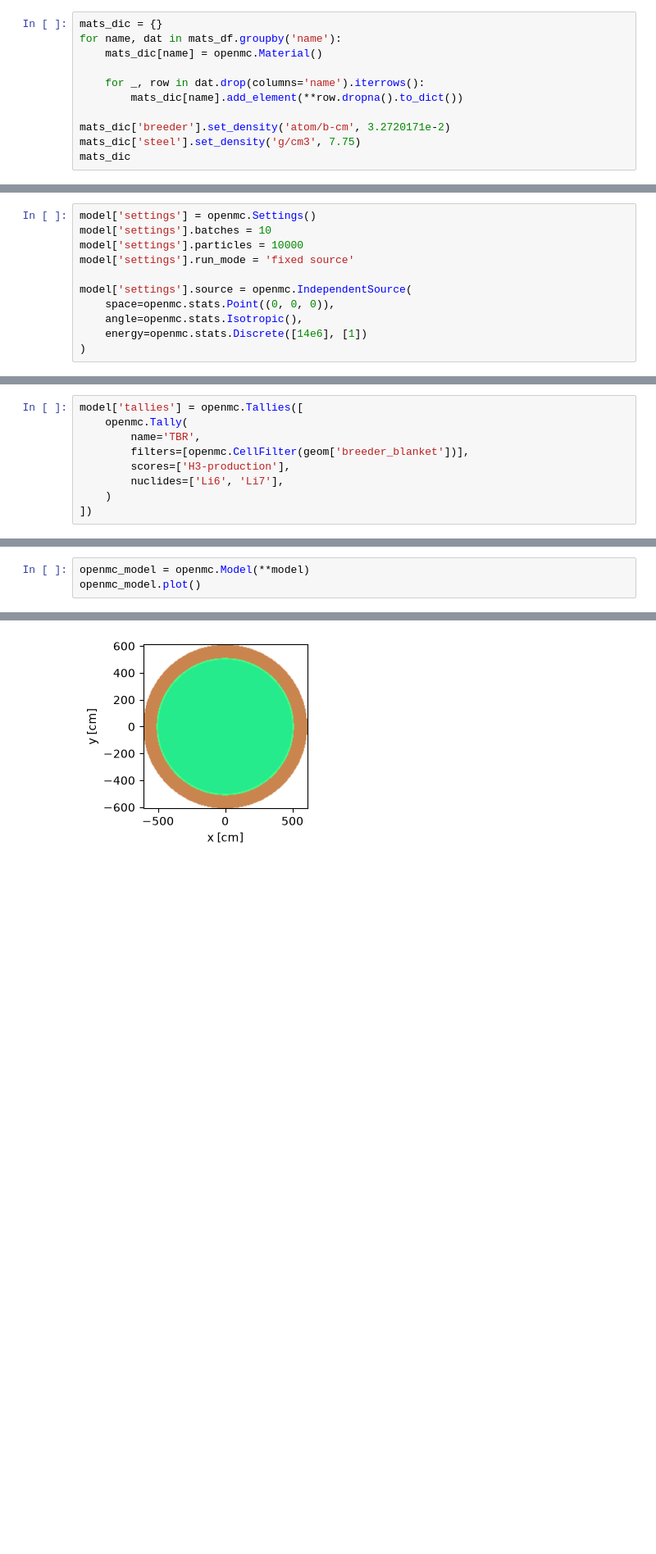
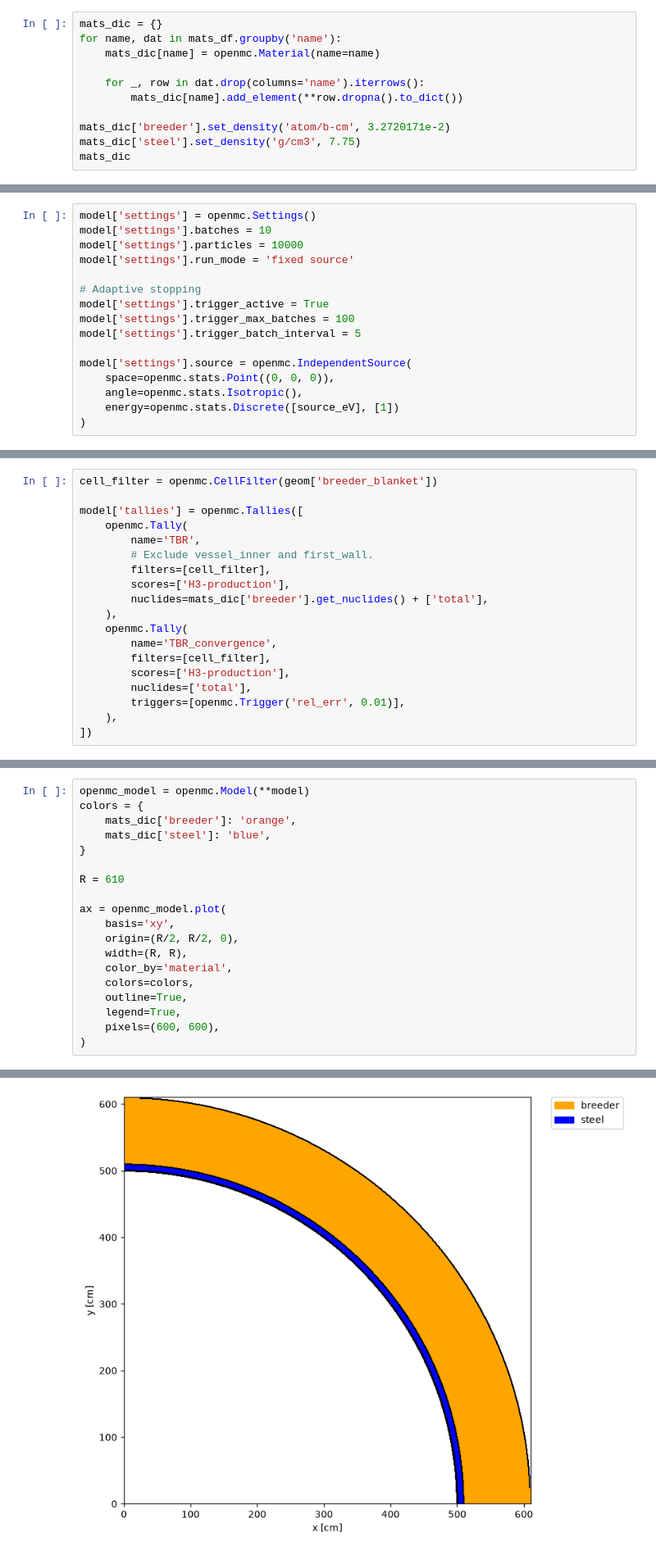
Before and after one commit to marypwchin/openmc-workbench, a Jupyter notebook: 2_first_simulations/2_0_tritium_production_PbLi_concentric_spheres.ipynb, the cells around one changed output, grey strips where cells are left out. Shown at 82% size. Cells and saved outputs as stored; diff of their text form; blank space fills up the shorter version.

Commit message:
Expand 2_0_tritium_production_PbLi_concentric_spheres

```diff
--- a/2_first_simulations/2_0_tritium_production_PbLi_concentric_spheres.ipynb
+++ b/2_first_simulations/2_0_tritium_production_PbLi_concentric_spheres.ipynb
@@ -53,7 +73,7 @@ mats_df
 # %%
 mats_dic = {}
 for name, dat in mats_df.groupby('name'):
-    mats_dic[name] = openmc.Material()
+    mats_dic[name] = openmc.Material(name=name)
 
     for _, row in dat.drop(columns='name').iterrows():
         mats_dic[name].add_element(**row.dropna().to_dict())
@@ -144,9 +179,14 @@ model['settings'].batches = 10
 model['settings'].particles = 10000
 model['settings'].run_mode = 'fixed source'
 
+# Adaptive stopping
+model['settings'].trigger_active = True
+model['settings'].trigger_max_batches = 100
+model['settings'].trigger_batch_interval = 5
+
 model['settings'].source = openmc.IndependentSource(
     space=openmc.stats.Point((0, 0, 0)),
     angle=openmc.stats.Isotropic(),
-    energy=openmc.stats.Discrete([14e6], [1])
+    energy=openmc.stats.Discrete([source_eV], [1])
 )
 # %% [markdown]
@@ -154,10 +200,20 @@ model['settings'].source = openmc.IndependentSource(
 # %%
+cell_filter = openmc.CellFilter(geom['breeder_blanket'])
+
 model['tallies'] = openmc.Tallies([
     openmc.Tally(
         name='TBR',
-        filters=[openmc.CellFilter(geom['breeder_blanket'])],
+        # Exclude vessel_inner and first_wall.
+        filters=[cell_filter],
         scores=['H3-production'],
-        nuclides=['Li6', 'Li7'],
-    )
+        nuclides=mats_dic['breeder'].get_nuclides() + ['total'],
+    ),
+    openmc.Tally(
+        name='TBR_convergence',
+        filters=[cell_filter],
+        scores=['H3-production'],
+        nuclides=['total'],
+        triggers=[openmc.Trigger('rel_err', 0.01)],
+    ),
 ])
 # %% [markdown]
@@ -165,4 +222,20 @@ model['tallies'] = openmc.Tallies([
 # %%
 openmc_model = openmc.Model(**model)
-openmc_model.plot()
+colors = {
+    mats_dic['breeder']: 'orange',
+    mats_dic['steel']: 'blue',
+}
+
+R = 610
+
+ax = openmc_model.plot(
+    basis='xy',
+    origin=(R/2, R/2, 0),
+    width=(R, R),
+    color_by='material',
+    colors=colors,
+    outline=True,
+    legend=True,
+    pixels=(600, 600),
+)
 # %% [output]
@@ -170 +242 @@ openmc_model.plot()
-[figure, old version]
+[figure, new version]
```
Also changed, not shown: parts of 17 cells of this notebook, 5 other files.
